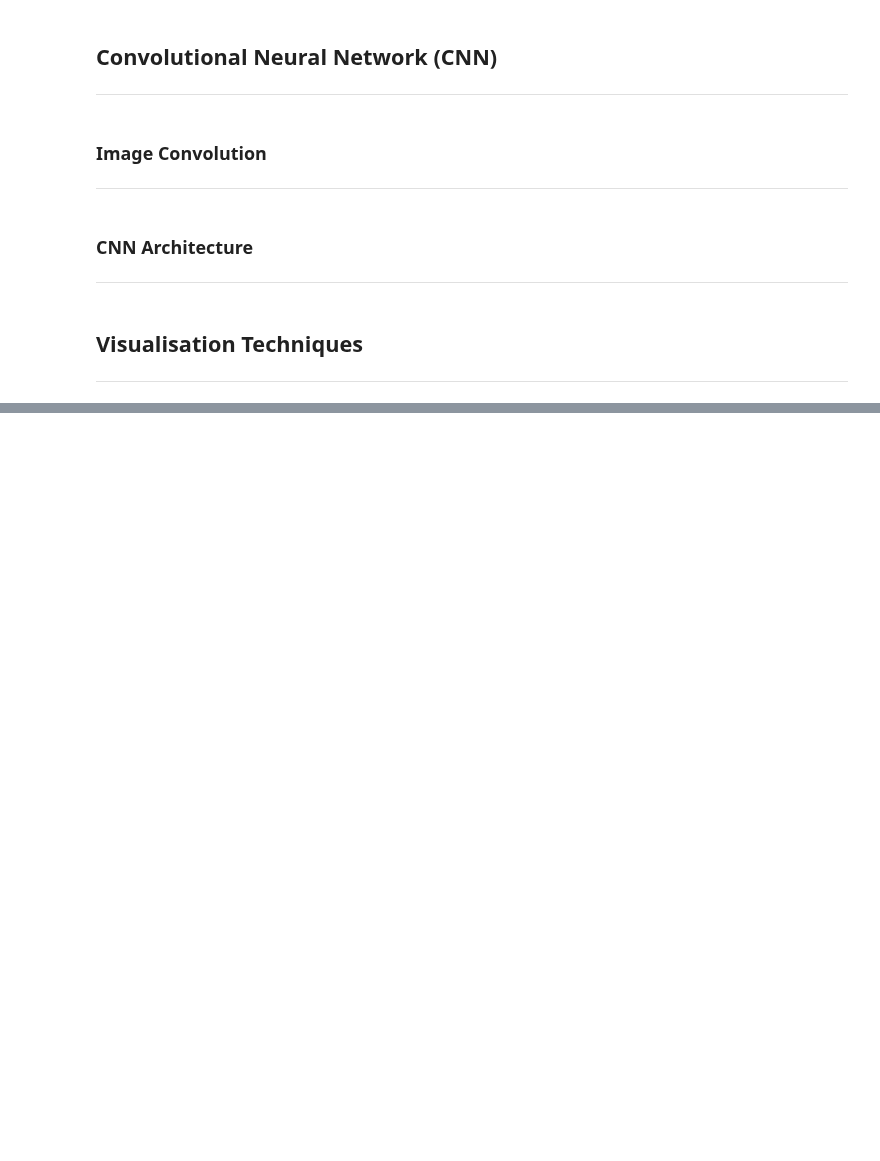
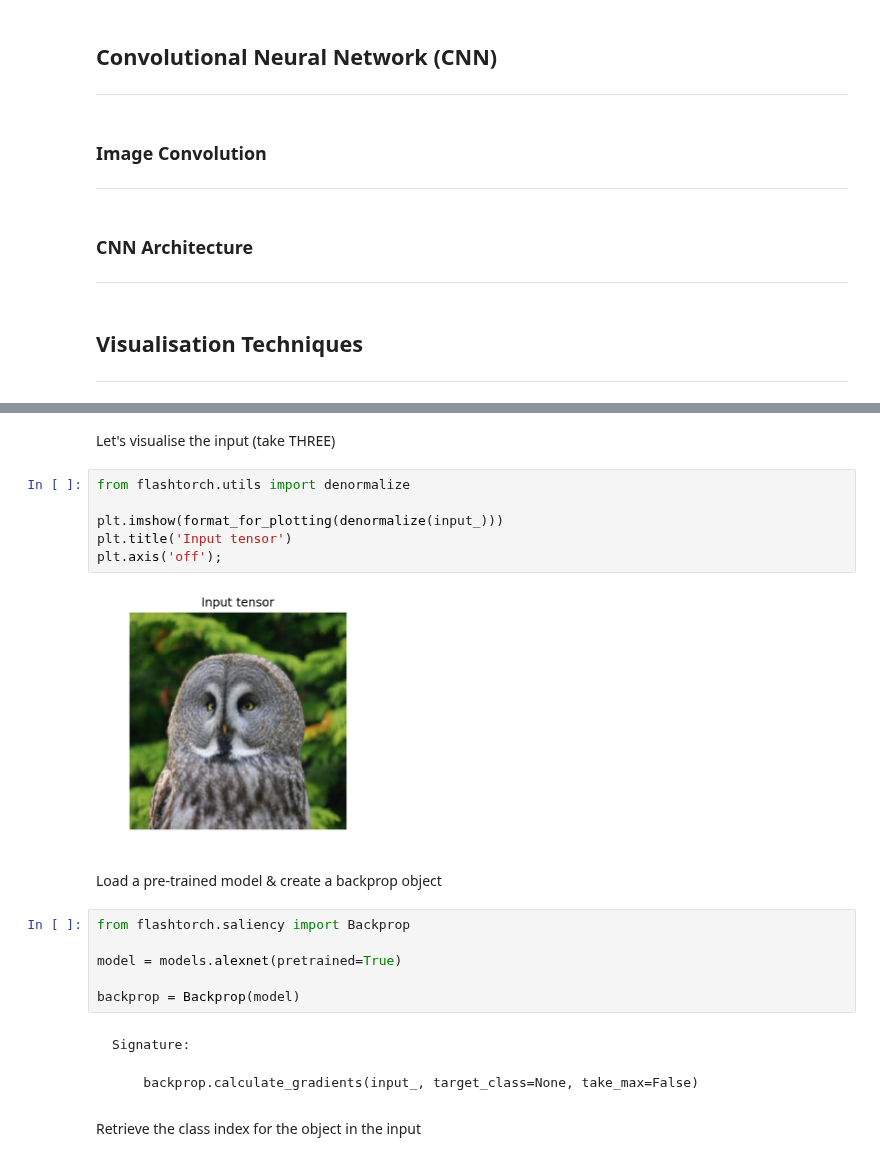
Before and after one commit to MisaOgura/flashtorch, a Jupyter notebook: presentations/hopperx1.ipynb, the cells around one changed output, grey strips where cells are left out. Saved outputs shown, nothing was run; the diff lists cells and outputs as text; blank space fills up the shorter version.

````diff
--- a/presentations/hopperx1.ipynb
+++ b/presentations/hopperx1.ipynb
@@ -83,0 +141,26 @@ Modify the path to this notebook depending on where you're lauching it from.
+# %% [markdown]
+Let's visualise the input (take THREE)
+# %%
+from flashtorch.utils import denormalize
+
+plt.imshow(format_for_plotting(denormalize(input_)))
+plt.title('Input tensor')
+plt.axis('off');
+# %% [output]
+[figure, added]
+# %% [markdown]
+Load a pre-trained model & create a backprop object
+# %%
+from flashtorch.saliency import Backprop
+
+model = models.alexnet(pretrained=True)
+
+backprop = Backprop(model)
+# %% [markdown]
+```
+Signature:
+
+    backprop.calculate_gradients(input_, target_class=None, take_max=False)
+```
+# %% [markdown]
+Retrieve the class index for the object in the input
````
Also changed, not shown: parts of 27 cells of this notebook, 1 other file.
